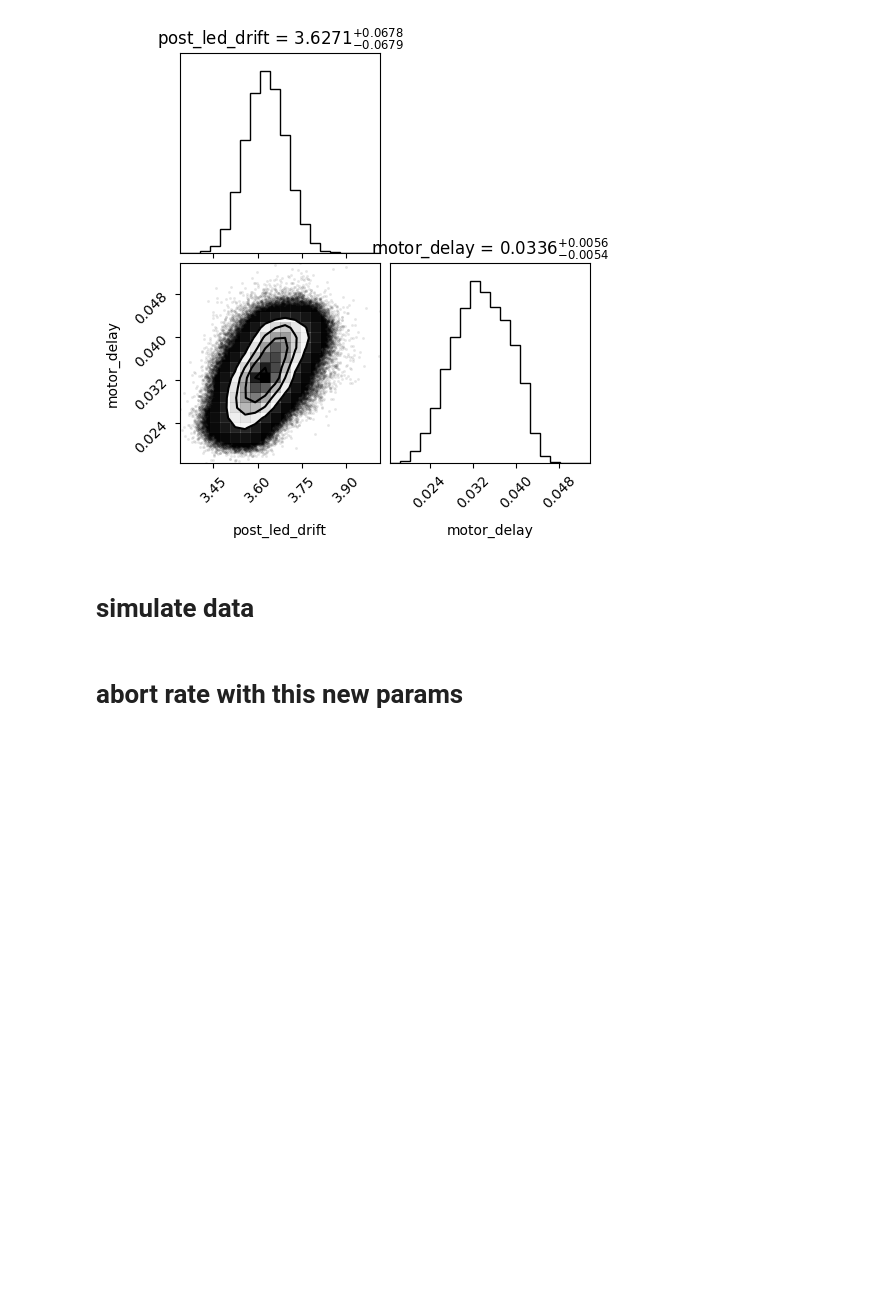
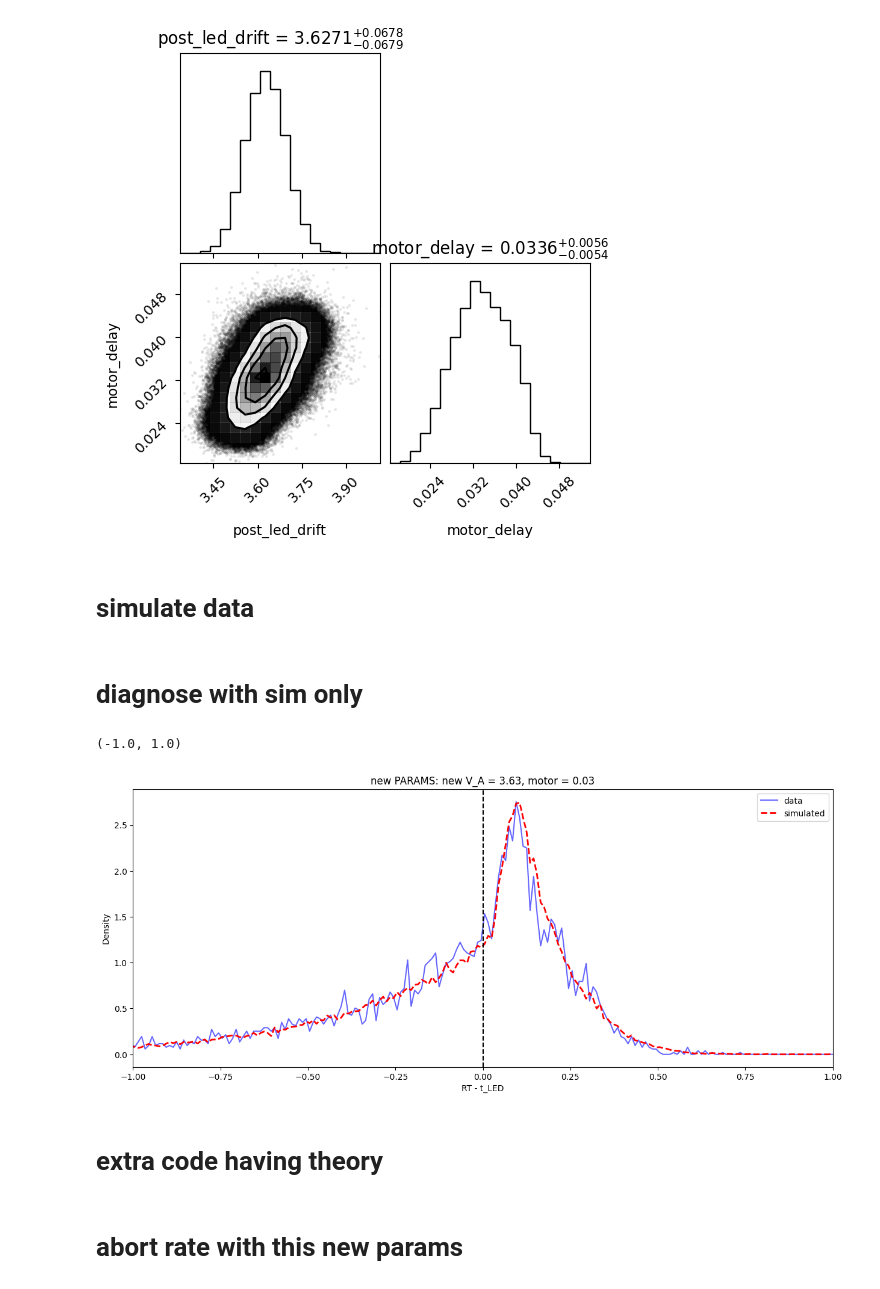
Before and after one commit to rakaar/ddm_data, a Jupyter notebook: fitting_aborts/post_LED_drift_and_motor_fit_VBMC.ipynb, the cells around one changed output. Drawn from its saved outputs; the diff is of its cells as text; code cells hidden in the pictures; blank space fills up the shorter version.

```diff
--- a/fitting_aborts/post_LED_drift_and_motor_fit_VBMC.ipynb
+++ b/fitting_aborts/post_LED_drift_and_motor_fit_VBMC.ipynb
@@ -203,3 +235,38 @@ sim_rts = Parallel(n_jobs=30)(delayed(simulate_led_proactive_fn)(t_stim_and_led_
+# %% [markdown]
+# diagnose with sim only
+# %%
+bins = np.arange(-2, 2, 0.01)
+bin_centers = (bins[1:] + bins[:-1]) / 2
+
+plt.figure(figsize=(15, 6))
+# data
+df_led_on_aborts_trunc = df_led_on_valid_and_aborts[(df_led_on_valid_and_aborts['timed_fix'] > T_trunc) \
+                                                    & (df_led_on_valid_and_aborts['abort_event'] == 3)]
+data_led_on_aborts_trunc_wrt_led = df_led_on_aborts_trunc['timed_fix'] - \
+                                    (df_led_on_aborts_trunc['intended_fix'] - df_led_on_aborts_trunc['LED_onset_time'])
+
+data_rt_hist, _ = np.histogram(data_led_on_aborts_trunc_wrt_led, bins=bins, density=True)
+plt.plot(bin_centers, data_rt_hist, label='data', color='b', alpha=0.6)
+
+# sim
+sim_rt_trunc_wrt_led = [rt - t_LED for rt, t_LED in sim_rts_all if rt > T_trunc and not np.isnan(rt)]
+sim_rt_hist, _ = np.histogram(sim_rt_trunc_wrt_led, bins=bins, density=True)
+plt.plot(bin_centers, sim_rt_hist, label='simulated', color='r', lw=2, ls='--')
+
+
+
+plt.axvline(0, color='black', linestyle='--')
+
+plt.legend()
+plt.xlabel('RT - t_LED')
+plt.ylabel('Density')
+plt.title(f'new PARAMS: new V_A = {post_LED_drift_mean:.2f}, motor = {motor_delay_mean:.2f}')
+plt.xlim(-1,1)
+# %% [output]
+(-1.0, 1.0)
+[figure, added]
+# %% [markdown]
+# extra code having theory
 # %% [markdown]
 # abort rate with this new params
 # %%
```
Also changed, not shown: parts of 14 cells of this notebook, 8 other files.
